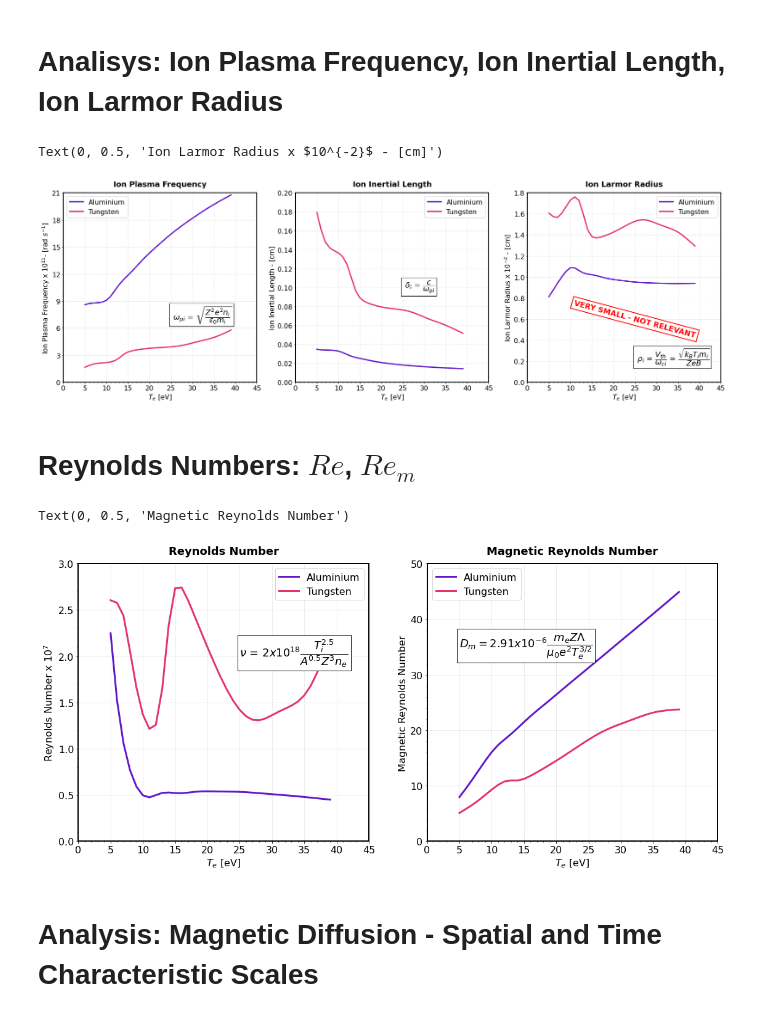
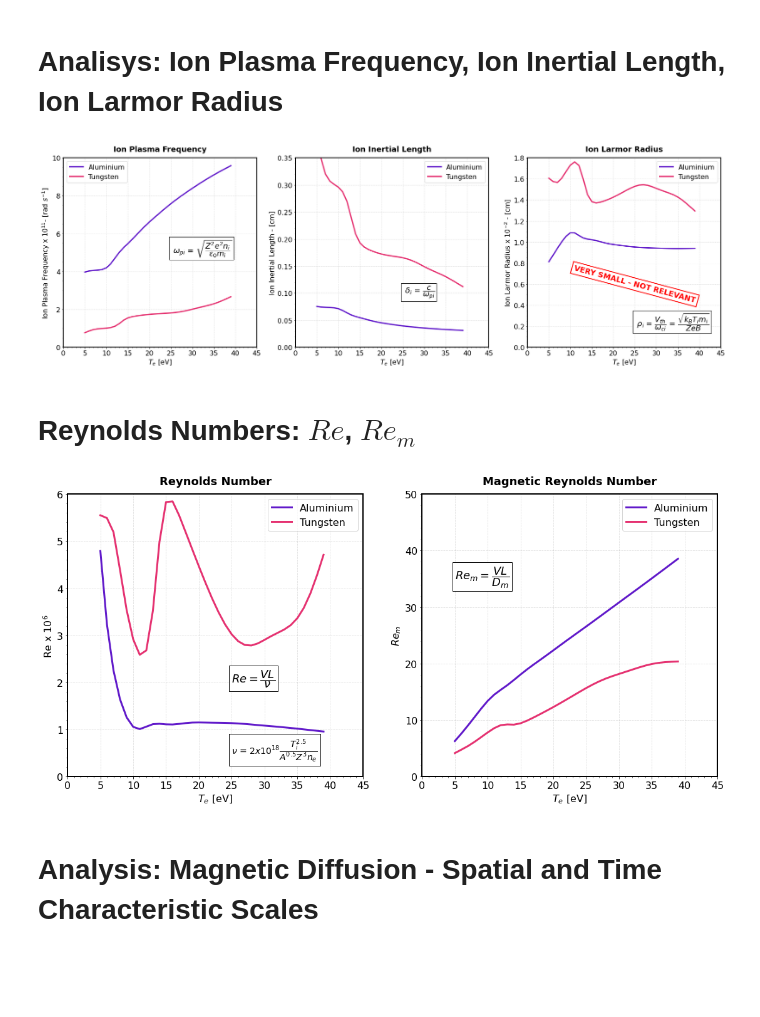
Before and after one commit to stemerlini/MagnetoRT, a Jupyter notebook: MagnetoRT.ipynb, the cells around one changed output. Drawn from its saved outputs; the diff is of its cells as text; code cells hidden in the pictures; blank space fills up the shorter version.

```diff
--- a/MagnetoRT.ipynb
+++ b/MagnetoRT.ipynb
@@ -385,8 +385,8 @@ ax0.legend(loc = 'best', fontsize = 16)
 # -------------------------------------------------------------------------------------
 Te      =    np.arange(5,40)       # electron temperature eV
 
-al_flow = {'A':27, 'density': 6.1e-5, 'Te': Te , 'Ti': Te, 'V':5e6,  'L':0.2, 'Atw': 1, 'Zsrc': 'exp', 'B': 5}
-w_flow  = {'A':183,'density': 6.1e-5, 'Te': Te , 'Ti': Te, 'V':5e6,  'L':0.2, 'Atw': 1, 'Zsrc': 'exp', 'B': 5}
+al_flow = {'A':27, 'density': 1.3e-5, 'Te': Te , 'Ti': Te, 'V':5e6,  'L':0.2, 'Atw': 1, 'Zsrc': 'exp', 'B': 5}
+w_flow  = {'A':183,'density': 1.3e-5, 'Te': Te , 'Ti': Te, 'V':5e6,  'L':0.2, 'Atw': 1, 'Zsrc': 'exp', 'B': 5}
 
 al  =   plasma(**al_flow)
 w   =   plasma(**w_flow)
@@ -405,13 +405,13 @@ ax0.plot(Te, w.ne*1e-18,  lw = '3', color = '#E53271',label='Tungsten')
 
 ax0.set_title('$n_e$, Electron Density - Al, W', fontsize = 18,  weight = 'bold', pad = "15")
 
-ax0.set_ylim([0,10])
+ax0.set_ylim([0,2.5])
 ax0.set_xlim([0,45])
 ax0.set_xticks(np.arange(0,46,5))
-ax0.set_yticks(np.arange(0,10.1,2))
+ax0.set_yticks(np.arange(0,2.51,0.3))
 
 
-ax0.text(25, 6,r' $n_e$ = $\dfrac{\rho_0 Z}{A m_p}$', fontsize = 18, color='black', bbox=dict(facecolor='white', edgecolor='black'))
+ax0.text(25, 1.3,r' $n_e$ = $\dfrac{\rho_0 Z}{A m_p}$', fontsize = 18, color='black', bbox=dict(facecolor='white', edgecolor='black'))
 
 # Plot Properties
 ax0.tick_params(labelsize=16)
@@ -422,5 +422,5 @@ ax0.set_ylabel(r'$n_e$ x $10^{18}$ [$cm^{-3}$]', fontsize=16)
 ax0.minorticks_on()
 ax0.legend(loc = 'best', fontsize = 16)
 
-# plt.savefig('ElectronDensitySameMassDensity.png', dpi=330)
+# plt.savefig('ElectronDensity_1.3e-5_AL_W.png', dpi=330)
 # %% [output]
@@ -463,18 +462,18 @@ for axis in ax:
     axis.legend(loc = 'best', fontsize = 16)
 
 
-ax[0].set_ylim([0,21])
-ax[0].set_yticks(np.arange(0,21.1,3))
+ax[0].set_ylim([0,10])
+ax[0].set_yticks(np.arange(0,10.1,2))
 
-ax[1].set_ylim([0,0.2])
-ax[1].set_yticks(np.arange(0,0.21,0.02))
+ax[1].set_ylim([0,0.35])
+ax[1].set_yticks(np.arange(0,0.351,0.05))
 
 ax[2].set_ylim([0,1.8])
 ax[2].set_yticks(np.arange(0,1.81,0.2))
 
 
 ionplasmafreq_eq    =    r' $\omega_{pi}$ = $\sqrt{\dfrac{Z^2 e^2 n_i}{\epsilon_0 m_i}}$'
-ax[0].text(25, 7, ionplasmafreq_eq, fontsize = 18, color='black', bbox=dict(facecolor='white', edgecolor='black'))
+ax[0].text(25, 5, ionplasmafreq_eq, fontsize = 18, color='black', bbox=dict(facecolor='white', edgecolor='black'))
 
 ioninertialleg_eq   =    r' $\delta_{i}$ = $\dfrac{c}{\omega_{pi}}$'
 ax[1].text(25, 0.1, ioninertialleg_eq, fontsize = 18, color='black', bbox=dict(facecolor='white', edgecolor='black'))
@@ -491,10 +490,9 @@ ax[0].set_ylabel(r'Ion Plasma Frequency x $10^{11}$- [rad $s^{-1}$] ', fontsize=
 ax[1].set_ylabel(r'Ion Inertial Length - [cm]', fontsize=16)
 ax[2].set_ylabel(r'Ion Larmor Radius x $10^{-2}$ - [cm]', fontsize=16)
 
-# plt.savefig('IonInertialLengthSameMassDensity.png', dpi=330)
+# plt.savefig('IonInertialLength_1.3e-5_AL_W.png', dpi=330)
 # %% [output]
-Text(0, 0.5, 'Ion Larmor Radius x $10^{-2}$ - [cm]')
-[figure, old version]
+[figure, new version]
 # %% [markdown]
 # Reynolds Numbers: $Re$, $Re_m$
 # %%
@@ -505,44 +503,44 @@ gs  = fig.add_gridspec(ncols=2, nrows=1,hspace=0,wspace=0.2)
 ax  = gs.subplots()
 
 for axis in ['top','bottom','left','right']:
     ax[0].spines[axis].set_linewidth(2)
     ax[1].spines[axis].set_linewidth(2)
 
-ax[0].plot(Te, al.Re * 1e-7, lw = '3', color = '#611ACA',label='Aluminium')
+ax[0].plot(Te, al.Re * 1e-6, lw = '3', color = '#611ACA',label='Aluminium')
 ax[1].plot(Te, al.Re_m, lw = '3', color = '#611ACA',label='Aluminium')
 
-ax[0].plot(Te, w.Re * 1e-7, lw = '3', color = '#E53271',label='Tungsten')
+ax[0].plot(Te, w.Re * 1e-6, lw = '3', color = '#E53271',label='Tungsten')
 ax[1].plot(Te, w.Re_m, lw = '3', color = '#E53271',label='Tungsten')
 
 ax[0].set_title('Reynolds Number', fontsize = 18,  weight = 'bold', pad = "15")
 ax[1].set_title('Magnetic Reynolds Number', fontsize = 18,  weight = 'bold', pad = "15")
 
 for axis in ax:
     axis.set_xlim([0,45])
     axis.set_xticks(np.arange(0,46,5))
     axis.tick_params(labelsize=16)
     axis.grid(True, linestyle='--', alpha = 0.4)
     axis.set_xlabel(r'$T_e$ [eV]', fontsize=16)
     axis.minorticks_on()
     axis.legend(loc = 'best', fontsize = 16)
 
-ax[0].set_ylim([0,3])
-ax[0].set_yticks(np.arange(0,3.1,0.5))
+ax[0].set_ylim([0,6])
+ax[0].set_yticks(np.arange(0,6.1,1))
 ax[1].set_ylim([0,50])
 ax[1].set_yticks(np.arange(0,51,10))
 
 # (2e18*self.Ti**2.5)/(self.A**0.5*self.Z**3*self.ne)
-ax[0].text(25, 2, r'$\nu$ = $2x10^{18}\dfrac{T_i^{2.5}}{A^{0.5}Z^{3}n_e}$', fontsize = 18, color='black', bbox=dict(facecolor='white', edgecolor='black'))
+ax[0].text(25, 0.5, r'$\nu$ = $2x10^{18}\dfrac{T_i^{2.5}}{A^{0.5}Z^{3}n_e}$', fontsize = 14, color='black', bbox=dict(facecolor='white', edgecolor='black'))
+ax[0].text(25, 2, r'$Re = \dfrac{VL}{\nu}$', fontsize = 18, color='black', bbox=dict(facecolor='white', edgecolor='black'))
 
-ax[1].text(5, 35, '$D_m = 2.91x10^{-6}\dfrac{m_e Z \Lambda}{\mu_0 e^2 T_e^{3/2}}$', fontsize = 18, color='black', bbox=dict(facecolor='white', edgecolor='black'))
+ax[1].text(5, 35, r'$Re_m = \dfrac{VL}{D_m}$', fontsize = 18, color='black', bbox=dict(facecolor='white', edgecolor='black'))
 
-ax[0].set_ylabel(r'Reynolds Number x $10^{7}$', fontsize=16)
-ax[1].set_ylabel(r'Magnetic Reynolds Number', fontsize=16)
+ax[0].set_ylabel(r'Re x $10^{6}$', fontsize=16)
+ax[1].set_ylabel(r'$Re_m$', fontsize=16)
 
-# plt.savefig('ReynoldsSameMassDensity.png', dpi=330)
+# plt.savefig('Reynolds_1.3e-5_AL_W.png', dpi=330)
 # %% [output]
-Text(0, 0.5, 'Magnetic Reynolds Number')
-[figure, old version]
+[figure, new version]
 # %% [markdown]
 # Analysis: Magnetic Diffusion - Spatial and Time Characteristic Scales
 # %%
```
Also changed, not shown: parts of 11 cells of this notebook, 7 other files.
